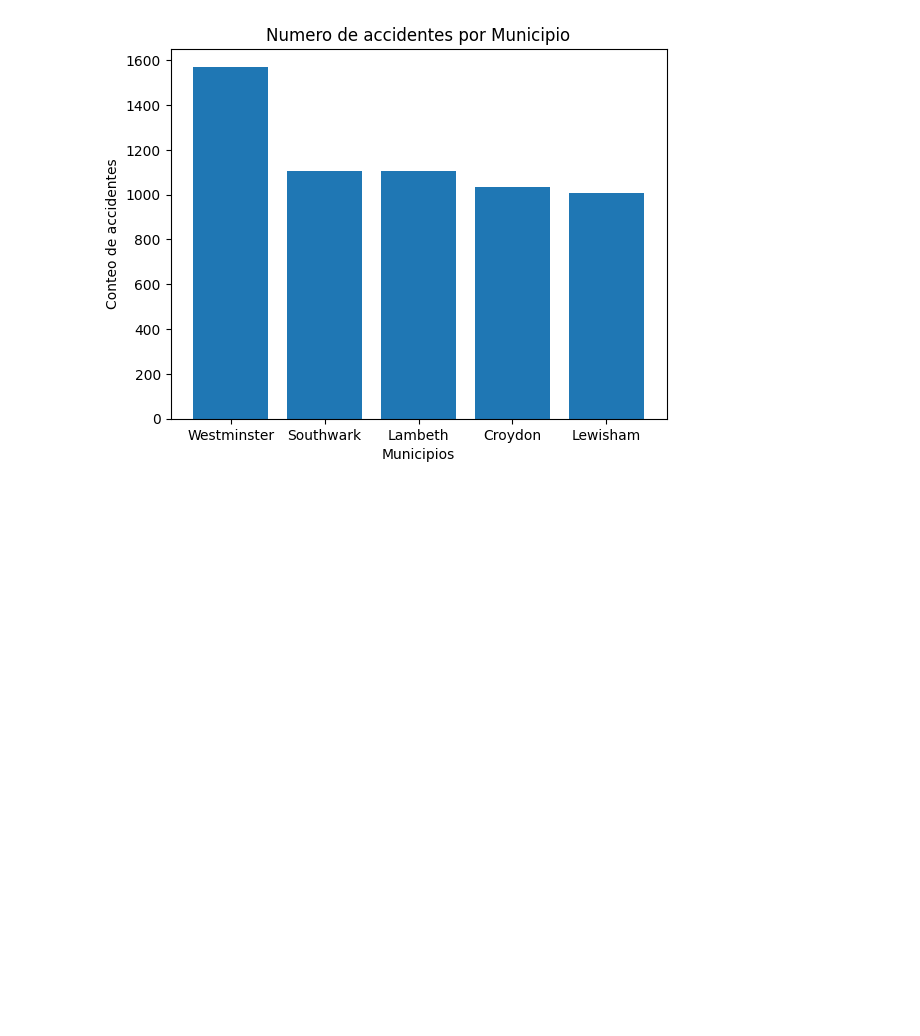
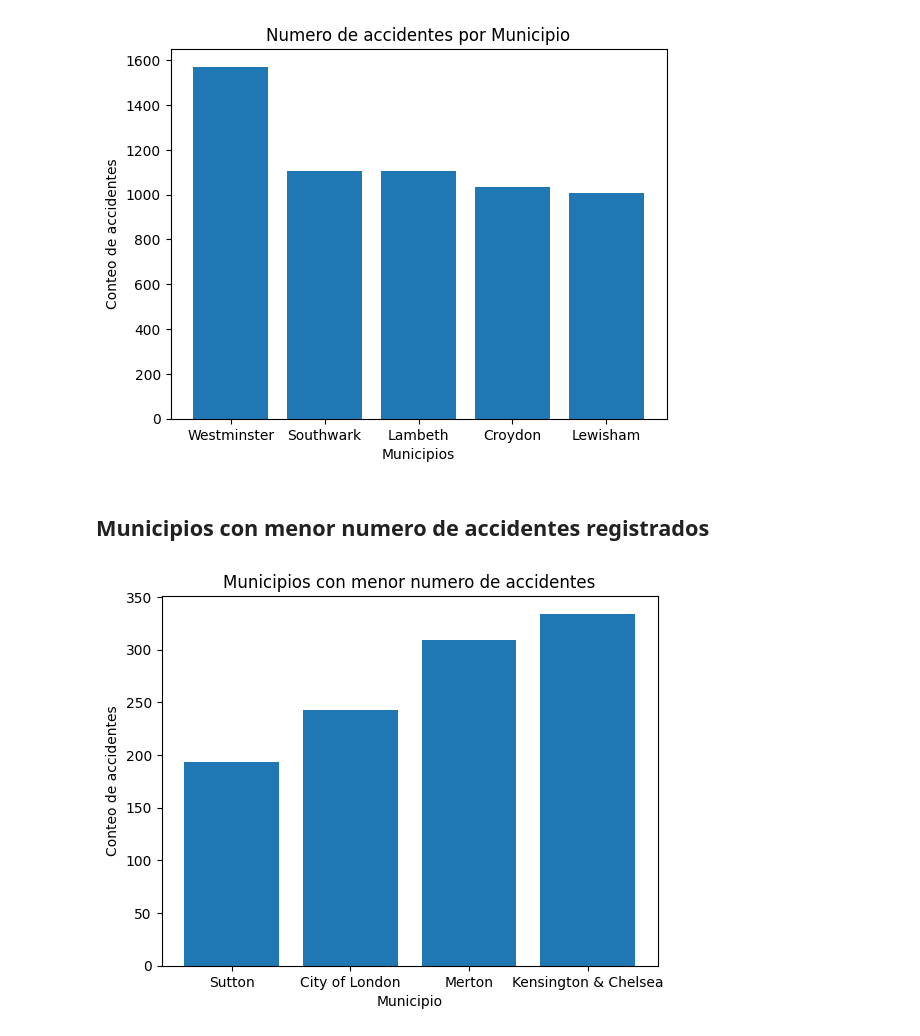
Before and after one commit to luisrebel1239/analisis-datos-csv, a Jupyter notebook: notebook.ipynb, the cells around one changed output. Drawn from its saved outputs; the diff is of its cells as text; code cells hidden in the pictures; blank space fills up the shorter version.

Commit message:
Municipio con menor numero de incidentes

```diff
--- a/notebook.ipynb
+++ b/notebook.ipynb
@@ -74,3 +74,15 @@ plt.title("Numero de accidentes por Municipio")
 plt.show()
 # %% [output]
 [figure]
+# %% [markdown]
+## Municipios con menor numero de accidentes registrados
+# %%
+topFiveSmallValues = insidentsTotal.nsmallest(4)
+# %%
+plt.bar(topFiveSmallValues.index,topFiveSmallValues.values)
+plt.xlabel("Municipio")
+plt.ylabel("Conteo de accidentes")
+plt.title("Municipios con menor numero de accidentes")
+plt.show()
+# %% [output]
+[figure, added]
```
